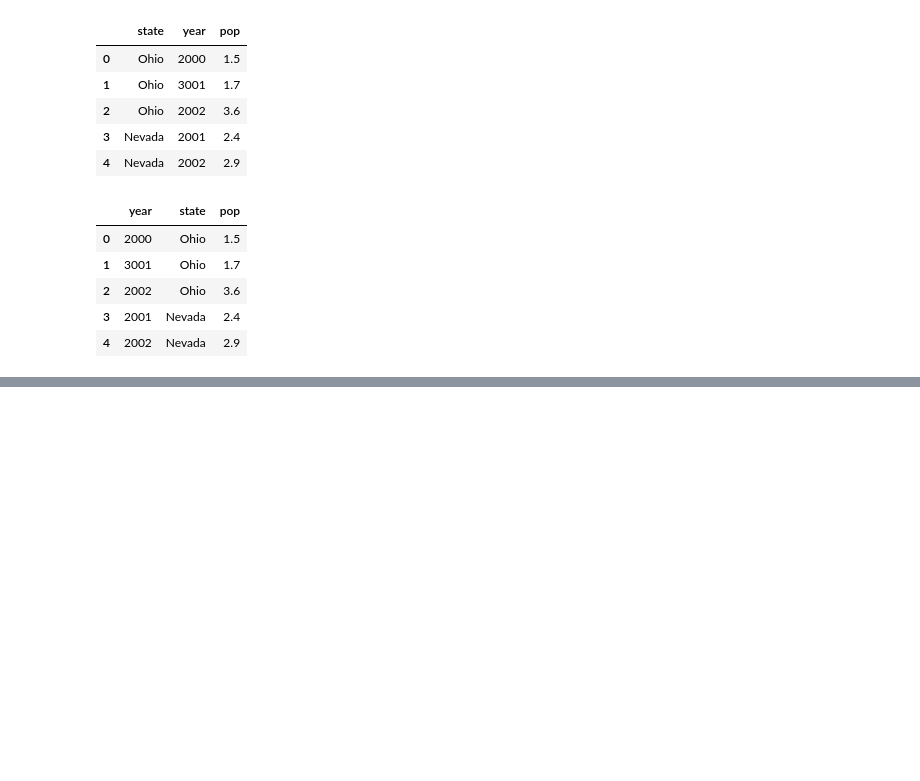
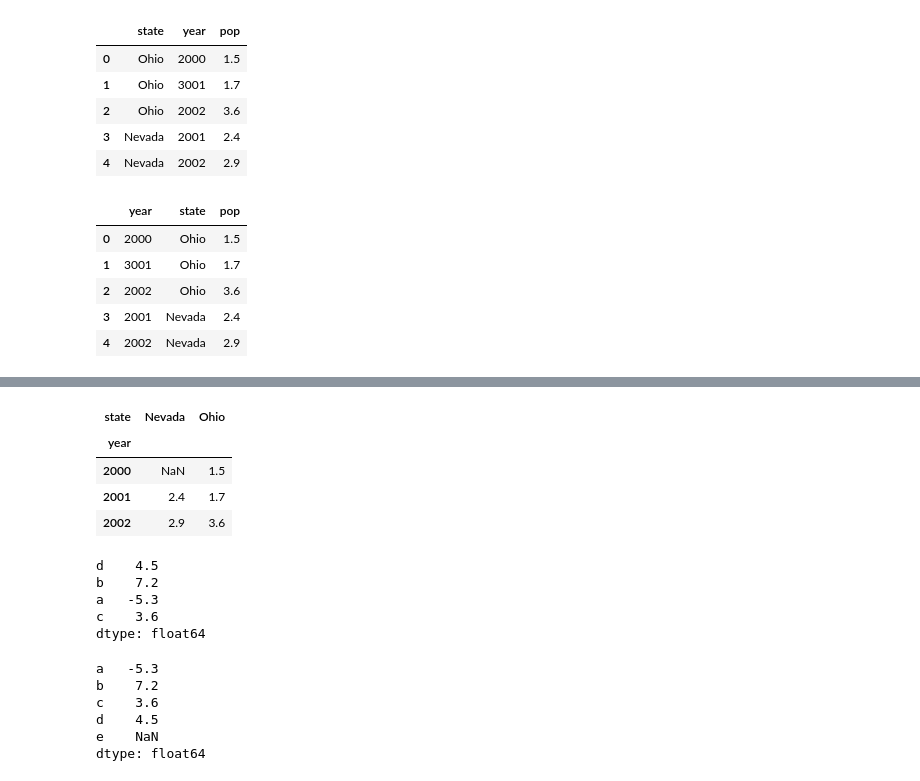
Before and after one commit to shuangsong/python_data_analysis, a Jupyter notebook: note_1.ipynb, the cells around one changed output, grey strips where cells are left out. Drawn from its saved outputs; the diff is of its cells as text; code cells hidden in the pictures; blank space fills up the shorter version.

```diff
--- a/note_1.ipynb
+++ b/note_1.ipynb
@@ -581,0 +619,29 @@ DataFrame(data, columns = ['year','state','pop'])
+# %%
+frame3.index.name='year'; frame3.columns.name='state'
+# %%
+frame3
+# %% [output]
+| state | Nevada | Ohio |
+| year |  |  |
+| 2000 | NaN | 1.5 |
+| 2001 | 2.4 | 1.7 |
+| 2002 | 2.9 | 3.6 |
+# %%
+obj = Series([4.5,7.2,-5.3,3.6], index=['d','b','a','c'])
+obj
+# %% [output]
+d    4.5
+b    7.2
+a   -5.3
+c    3.6
+dtype: float64
+# %%
+obj2=obj.reindex(['a','b','c','d','e'])
+obj2
+# %% [output]
+a   -5.3
+b    7.2
+c    3.6
+d    4.5
+e    NaN
+dtype: float64
```
Also changed, not shown: parts of 6 cells of this notebook.
